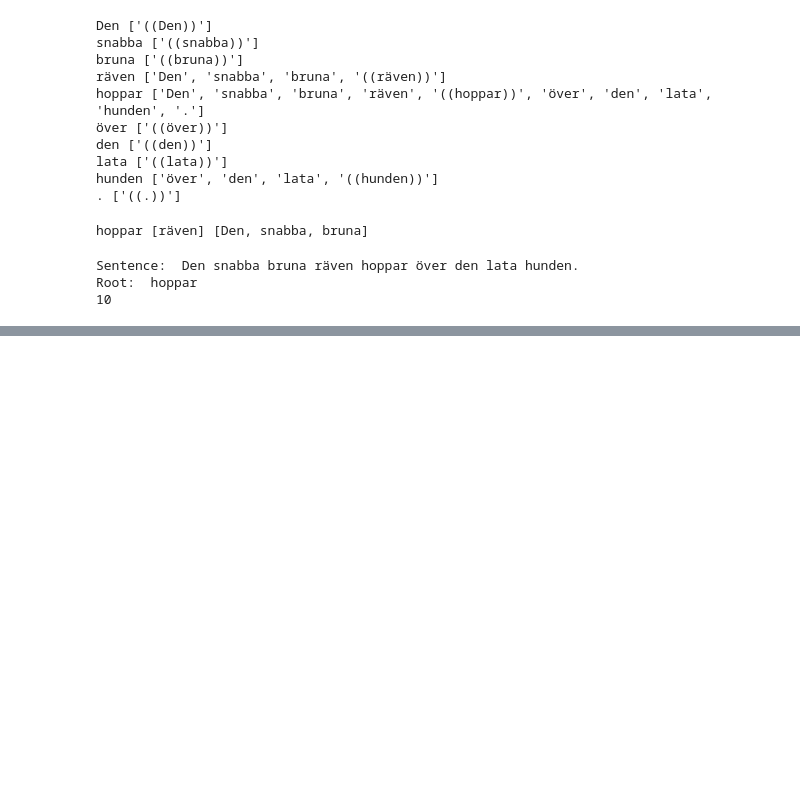
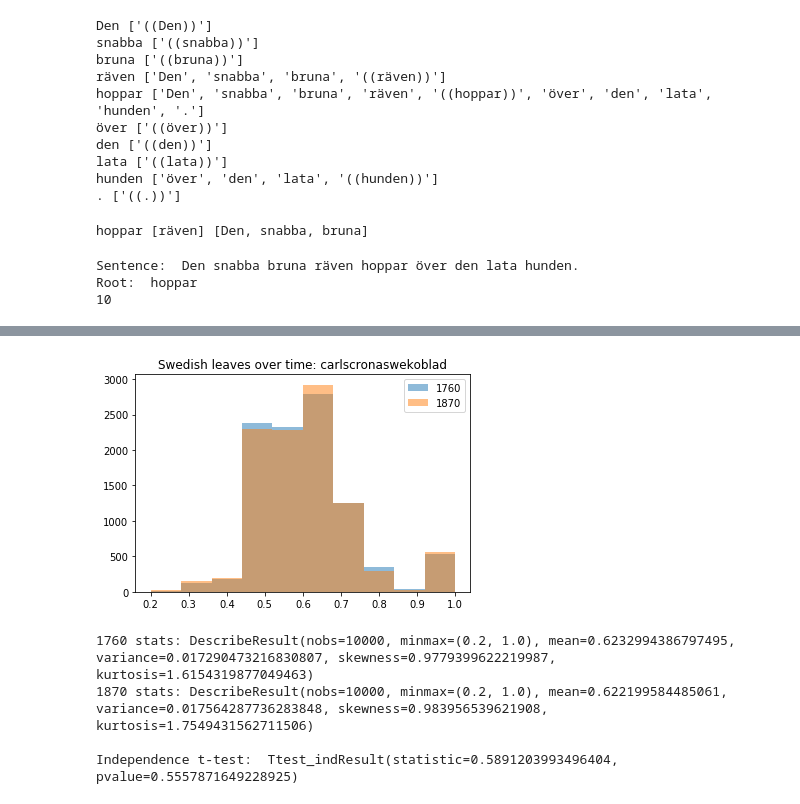
Before and after one commit to linnealovespie/scandinavian-languages, a Jupyter notebook: Dependencies.ipynb, the cells around one changed output, grey strips where cells are left out. Cells and saved outputs as stored; diff of their text form; code cells hidden in the pictures; blank space fills up the shorter version.

```diff
--- a/Dependencies.ipynb
+++ b/Dependencies.ipynb
@@ -161,0 +212,13 @@ def sentenceLength(doc):
+# %%
+# Look at depth of a single Swedish newspaper over time
+file_path = os.path.join("/share/magpie/datasets/Swedish", "kubhist2","kubhist2-carlscronaswekoblad-1760.xml")
+depthsSweOld = traverseSwed(file_path, numLeafs, True)
+file_path = os.path.join("/share/magpie/datasets/Swedish", "kubhist2","kubhist2-carlscronaswekoblad-1870.xml")
+depthsSweNew = traverseSwed(file_path, numLeafs, True)
+showResults(depthsSweOld, depthsSweNew, "1760", "1870", "Swedish proportion of leaves over time: carlscronaswekoblad")
+# %% [output]
+[figure, added]
+1760 stats: DescribeResult(nobs=10000, minmax=(0.2, 1.0), mean=0.6232994386797495, variance=0.017290473216830807, skewness=0.9779399622219987, kurtosis=1.6154319877049463)
+1870 stats: DescribeResult(nobs=10000, minmax=(0.2, 1.0), mean=0.622199584485061, variance=0.017564287736283848, skewness=0.983956539621908, kurtosis=1.7549431562711506)
+
+Independence t-test:  Ttest_indResult(statistic=0.5891203993496404, pvalue=0.5557871649228925)
```
Also changed, not shown: parts of 18 cells of this notebook.
